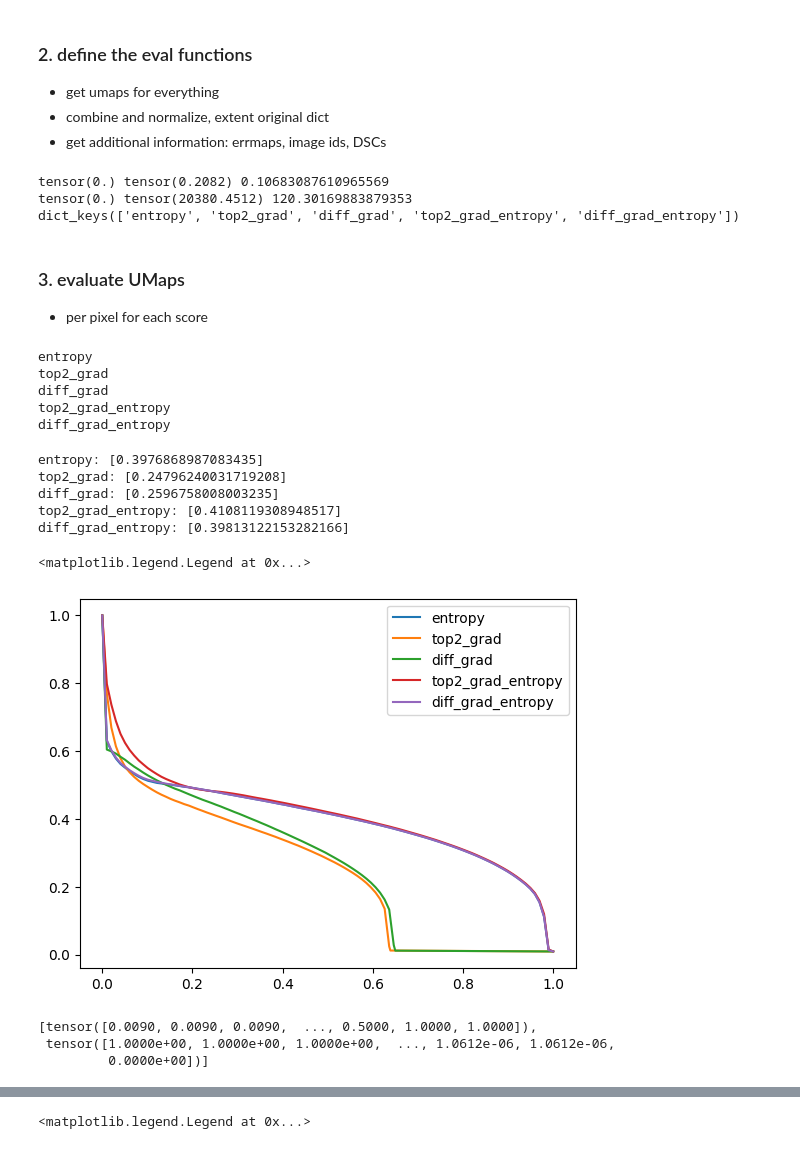
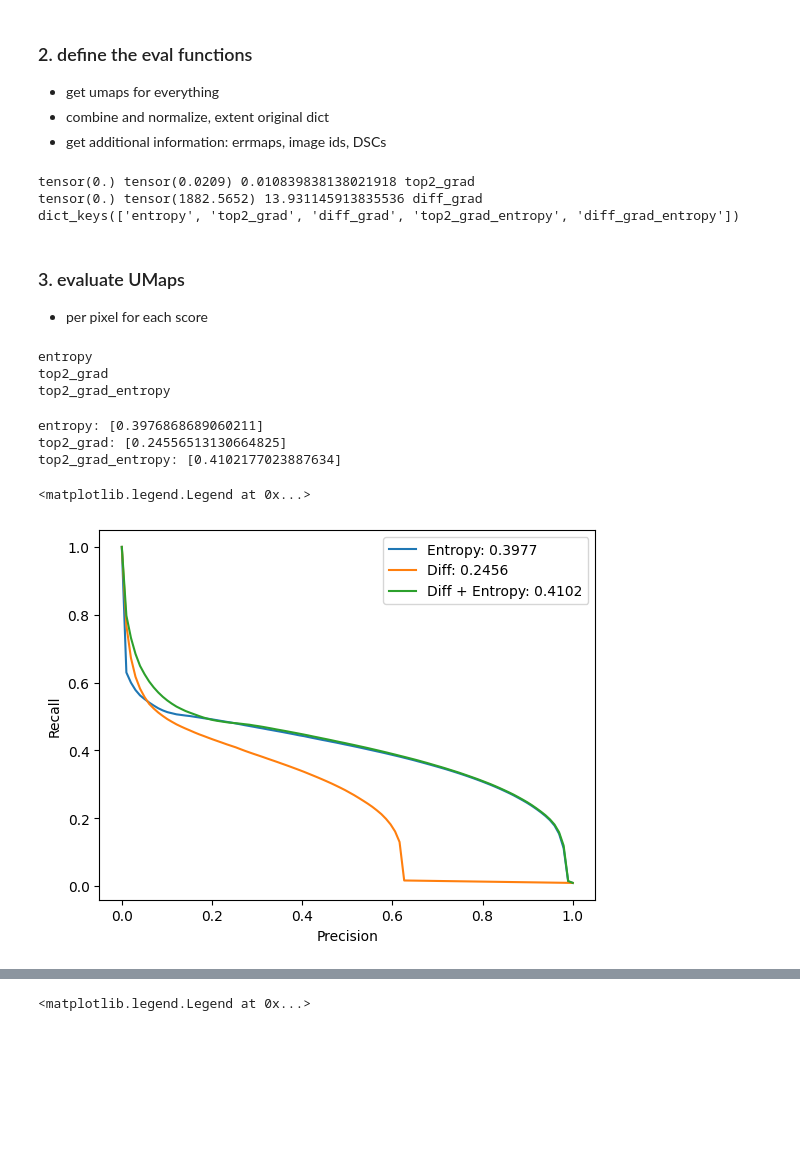
Before and after one commit to MedVisBonn/Segmentation-Distortion, a Jupyter notebook: src/notebooks/combining_scores.ipynb, the cells around one changed output, grey strips where cells are left out. Drawn from its saved outputs; the diff is of its cells as text; code cells hidden in the pictures; blank space fills up the shorter version.

```diff
--- a/src/notebooks/combining_scores.ipynb
+++ b/src/notebooks/combining_scores.ipynb
@@ -141,7 +141,7 @@ cfg.eval.data.validation = False
 # get testing data
 # Options for Brain are any subset of [1, 2, 3, 4, 5] or 'all'
 # Options for Heart are any subset of ['A', 'B', 'C', 'D'] or 'all'
-cfg.eval.data.testing = ['A'] #'all'
+cfg.eval.data.testing = 'all' #['A'] #
 cfg.data.heart.mnm.selection = 'non_empty_target' # 'all_cases' #'non_empty_target'
 
 data = get_eval_data(
@@ -329,7 +335,7 @@ detector = get_pooling_mahalanobis_detector(
     dist_fn='squared_mahalanobis',
     iid_data=dataloader,
     transform=True,
-    lr=1e-3,
+    lr=1e-4,
     sequential=sequential,
     device='cuda:0'
 )
@@ -699,14 +705,23 @@ for key in umaps:
     # clamp to 99th percentile
     if key != 'entropy':
         q = np.percentile(umaps[key].flatten().numpy(), 99.9999)
-        print(umaps[key].min(), umaps[key].max(), q)
+        print(umaps[key].min(), umaps[key].max(), q, key)
         umaps[key][umaps[key] > q] = q
+
+        # umaps[key] = torch.sqrt(umaps[key])
     # q = np.percentile(umaps[key].flatten().numpy(), 99)
     # umaps[key][umaps[key] > q] = q
     # normalize to [0,1]
+
     min_ = umaps[key].min()
     max_ = umaps[key].max()
     umaps[key] = (umaps[key] - min_) / (max_ - min_)
+
+    if key == 'entropy':
+        center = 0.7
+    elif key == 'top2_grad':
+        center = 0.2
+    umaps[key] = torch.sigmoid(umaps[key] - center)
 
 # convert errormaps to tensors as well
 errmaps = torch.cat(errmaps_collection).flatten().to(torch.uint8).to(torch.uint8)
@@ -720,8 +735,8 @@ for key in keys:
 
 print(umaps.keys())
 # %% [output]
-tensor(0.) tensor(0.2082) 0.10683087610965569
-tensor(0.) tensor(20380.4512) 120.30169883879353
+tensor(0.) tensor(0.0209) 0.010839838138021918 top2_grad
+tensor(0.) tensor(1882.5652) 13.931145913835536 diff_grad
 dict_keys(['entropy', 'top2_grad', 'diff_grad', 'top2_grad_entropy', 'diff_grad_entropy'])
 # %% [markdown]
 ### 3. evaluate UMaps
@@ -732,8 +747,8 @@ pr_aucs = {}
 bprc = BinaryPrecisionRecallCurve(thresholds = None).cpu()
 
 for key in umaps:
-    # if key != 'entropy':
-    #     continue
+    if key in ['diff_grad', 'diff_grad_entropy']:
+        continue
     print(key)
     # bprc = BinaryPrecisionRecallCurve(thresholds = np.quantile(umaps[key], torch.linspace(0, 1, 100)).tolist()).cpu()
     pr = bprc(umaps[key].cpu(), errmaps.cpu())
@@ -758,20 +773,31 @@ for key in umaps:
 # %% [output]
 entropy
 top2_grad
-diff_grad
 top2_grad_entropy
-diff_grad_entropy
 # %%
+label_dict = {
+    'entropy': 'Entropy',
+    'top2_grad': 'Diff',
+    'diff_grad': 'Diff / Margin',
+    'diff_grad_entropy': 'Diff / Margin + Entropy',
+    'top2_grad_entropy': 'Diff + Entropy',
+}
+
 for key in pr_aucs:
+    if key in ['diff_grad', 'diff_grad_entropy']:
+        continue
+    label = label_dict[key]
+
+
     print(f'{key}: {pr_aucs[key]}')
-    plt.plot(prs[key][0][1], prs[key][0][0], label=f'{key}')
+    plt.plot(prs[key][0][1], prs[key][0][0], label=f'{label}: {pr_aucs[key][0]:.4f}')
+    plt.xlabel('Precision')
+    plt.ylabel('Recall')
 
 plt.legend()
 # %% [output]
-entropy: [0.3976868987083435]
-top2_grad: [0.24796240031719208]
-diff_grad: [0.2596758008003235]
-top2_grad_entropy: [0.4108119308948517]
-diff_grad_entropy: [0.39813122153282166]
+entropy: [0.3976868689060211]
+top2_grad: [0.24556513130664825]
+top2_grad_entropy: [0.4102177023887634]
 <matplotlib.legend.Legend at 0x...>
-[figure, old version]
+[figure, new version]
@@ -780,6 +803,0 @@ tmp = prs['entropy'][0]
-# %%
-tmp
-# %% [output]
-[tensor([0.0090, 0.0090, 0.0090,  ..., 0.5000, 1.0000, 1.0000]),
- tensor([1.0000e+00, 1.0000e+00, 1.0000e+00,  ..., 1.0612e-06, 1.0612e-06,
-         0.0000e+00])]
```
Also changed, not shown: parts of 6 cells of this notebook, 1 other file.
